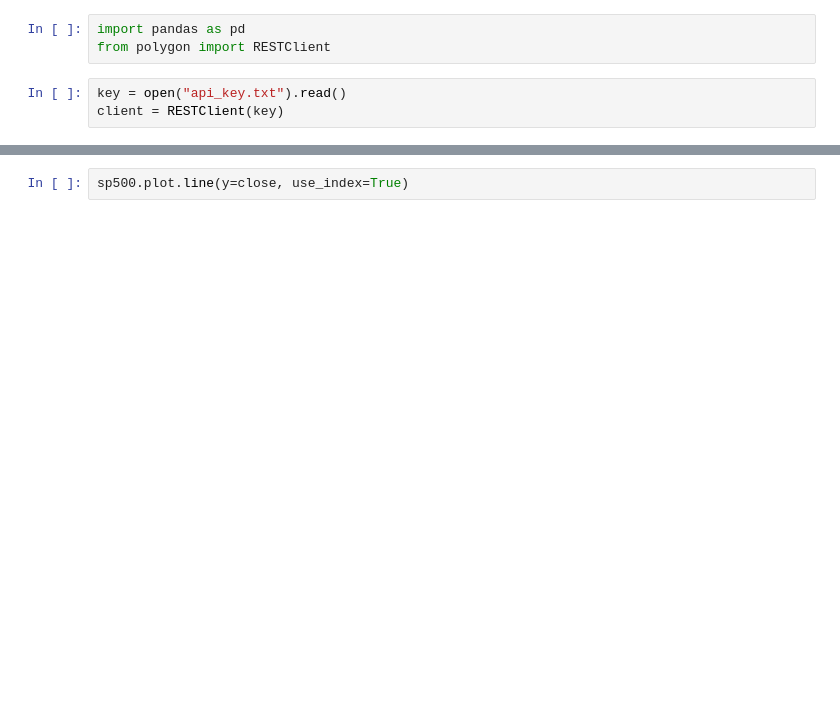
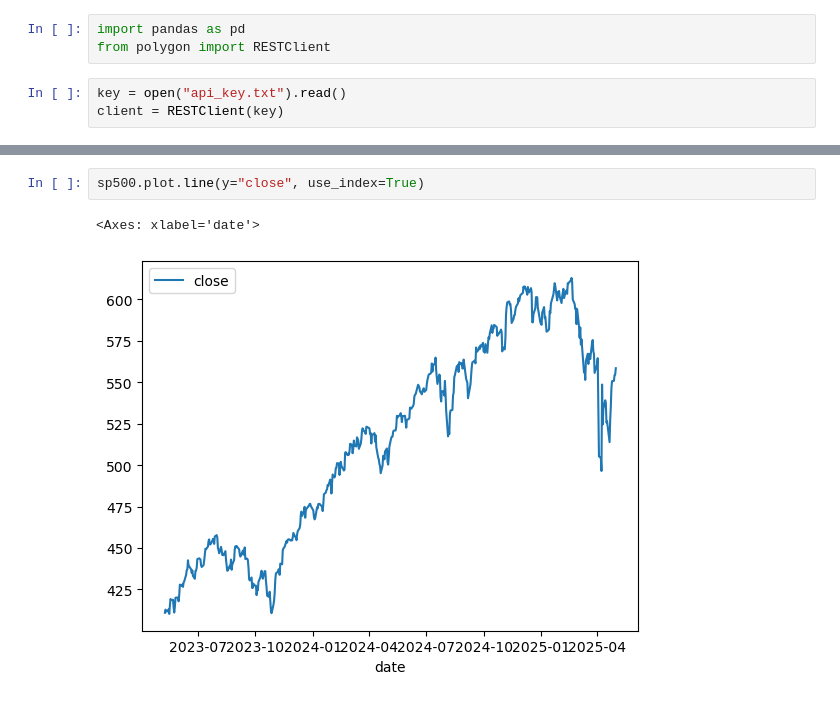
Before and after one commit to Shresht1706/SP500_Predictor, a Jupyter notebook: Predictor.ipynb, the cells around one changed output, grey strips where cells are left out. Cells and saved outputs as stored; diff of their text form; blank space fills up the shorter version.

```diff
--- a/Predictor.ipynb
+++ b/Predictor.ipynb
@@ -96,2 +93,5 @@ date
 # %%
-sp500.plot.line(y=close, use_index=True)
+sp500.plot.line(y="close", use_index=True)
+# %% [output]
+<Axes: xlabel='date'>
+[figure, added]
```
Also changed, not shown: parts of 5 cells of this notebook.
